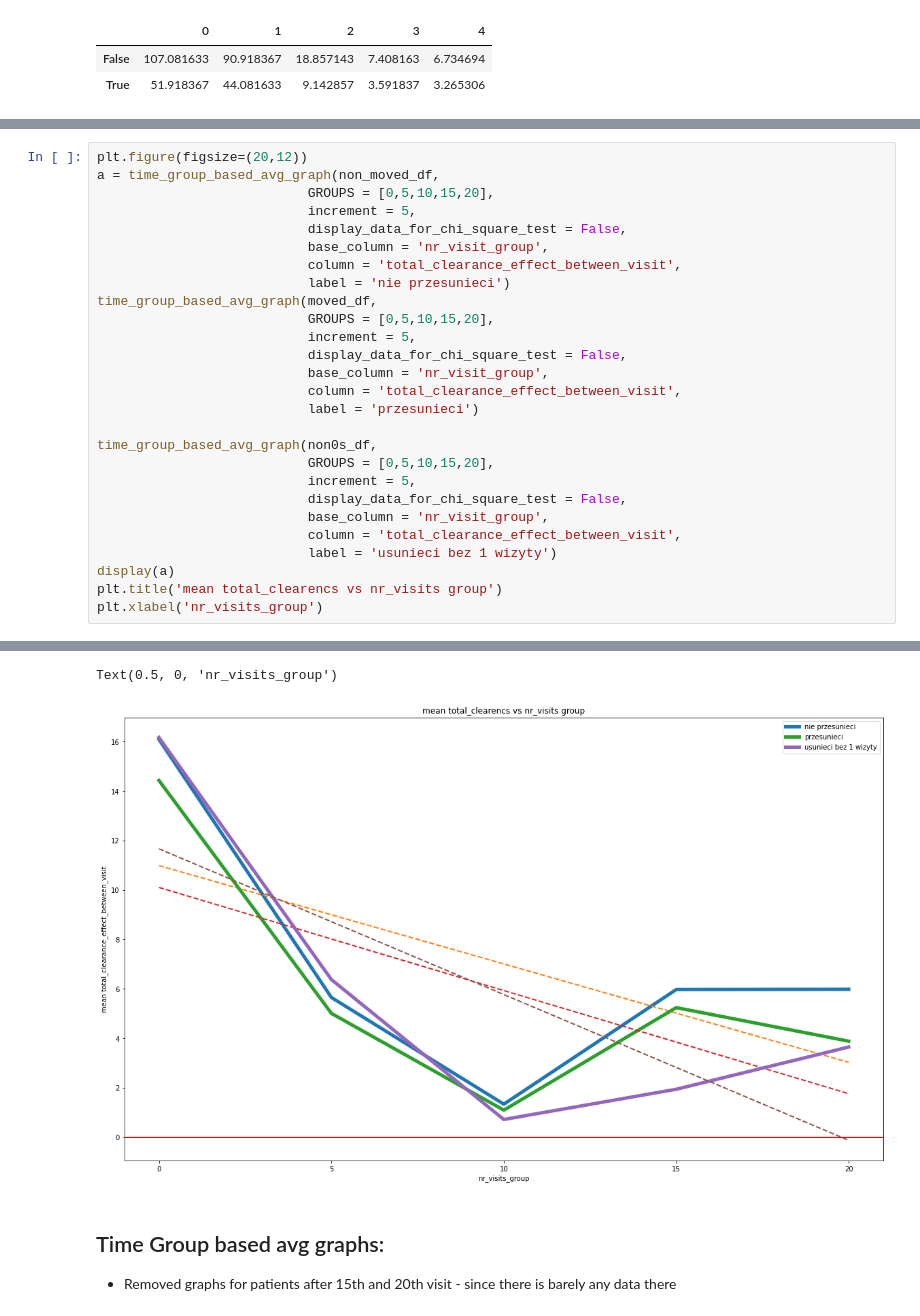
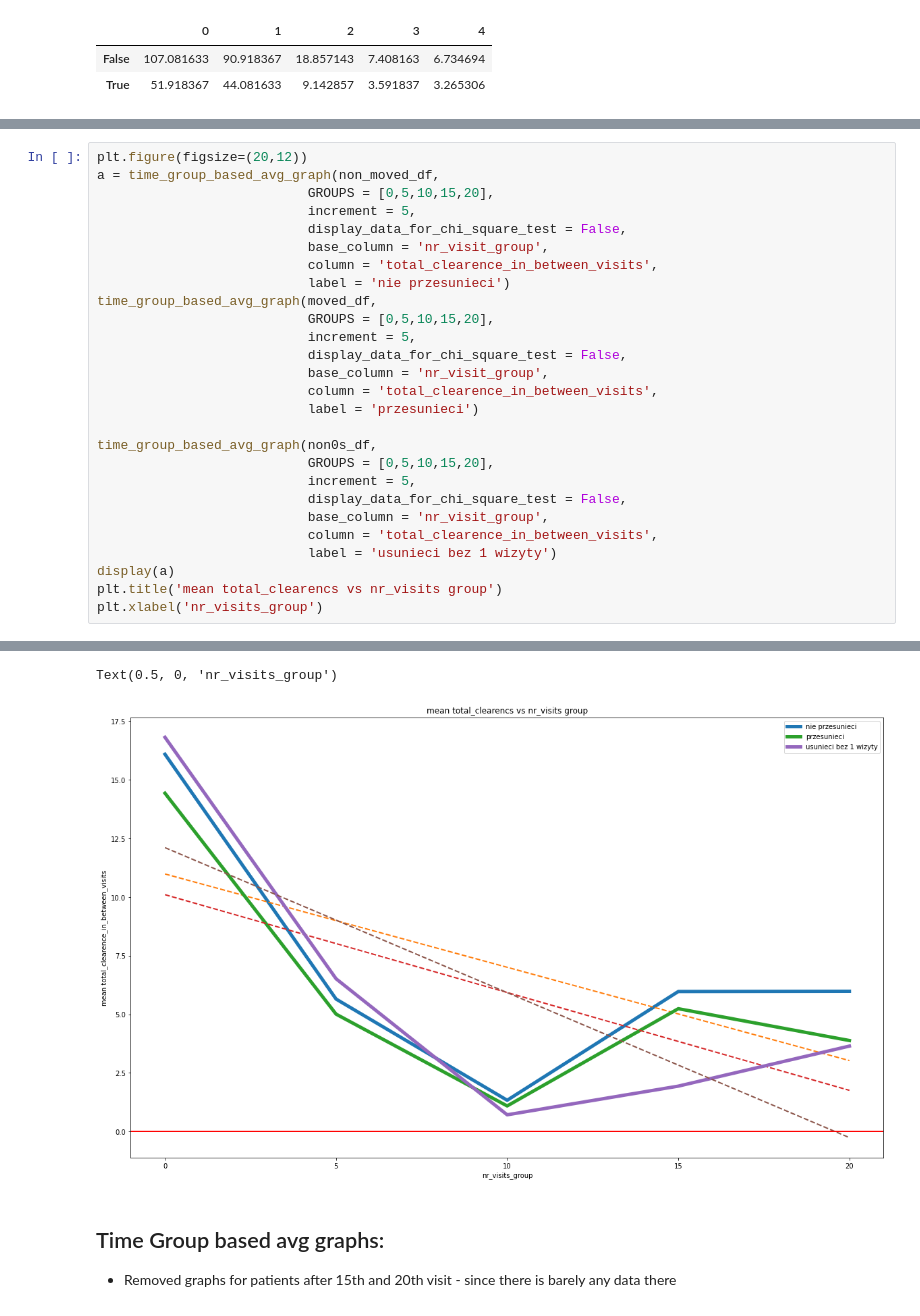
Before and after one commit to szczekulskij/long-term-analysis-of-pws, a Jupyter notebook: main.ipynb, the cells around one changed output, grey strips where cells are left out. Saved outputs shown, nothing was run; the diff lists cells and outputs as text.

Commit message:
fix few more naming errors. Fix graph error (it was actually data error)

```diff
--- a/main.ipynb
+++ b/main.ipynb
@@ -187,14 +188,14 @@ a = time_group_based_avg_graph(non_moved_df,
                            increment = 5,
                            display_data_for_chi_square_test = False,
                            base_column = 'nr_visit_group',
-                           column = 'total_clearance_effect_between_visit',
+                           column = 'total_clearence_in_between_visits',
                            label = 'nie przesunieci')
 time_group_based_avg_graph(moved_df,
                            GROUPS = [0,5,10,15,20],
                            increment = 5,
                            display_data_for_chi_square_test = False,
                            base_column = 'nr_visit_group',
-                           column = 'total_clearance_effect_between_visit',
+                           column = 'total_clearence_in_between_visits',
                            label = 'przesunieci')
 
 time_group_based_avg_graph(non0s_df,
@@ -202,7 +203,7 @@ time_group_based_avg_graph(non0s_df,
                            increment = 5,
                            display_data_for_chi_square_test = False,
                            base_column = 'nr_visit_group',
-                           column = 'total_clearance_effect_between_visit',
+                           column = 'total_clearence_in_between_visits',
                            label = 'usunieci bez 1 wizyty')
 display(a)
 plt.title('mean total_clearencs vs nr_visits group')
@@ -219,11 +220,11 @@ p-value of chi squred contigency test for usunieci bez 1 wizyty: 0.0629028524702
 |  | nr_visit_group | patients_in_bucket nie przesunieci |
 | 0 | 0 | 79 |
 | 1 | 5 | 141 |
 | 2 | 10 | 75 |
 | 3 | 15 | 36 |
 | 4 | 20 | 12 |
 Text(0.5, 0, 'nr_visits_group')
-[figure, old version]
+[figure, new version]
 # %% [markdown]
 ## Time Group based avg graphs:
 * Removed graphs for patients after 15th and 20th visit - since there is barely any data there
```
Also changed, not shown: parts of 12 cells of this notebook, 5 other files.
